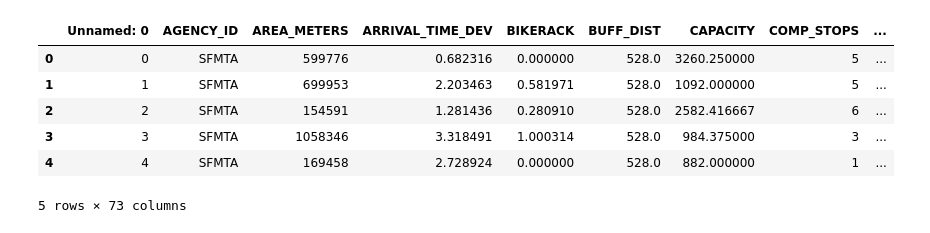
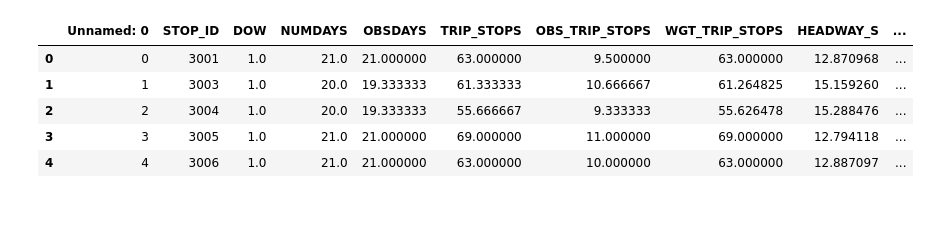
Before and after one commit to alex-mucci/Transit-Casa-Share, a Jupyter notebook: Notebooks/Seeing what the Data Looks Like.ipynb, the cells around one changed output. Cells and saved outputs as stored; diff of their text form; code cells hidden in the pictures.

```diff
--- a/Notebooks/Seeing what the Data Looks Like.ipynb
+++ b/Notebooks/Seeing what the Data Looks Like.ipynb
@@ -8,13 +8,13 @@ import datetime
 %matplotlib inline
 # %%
 # get the data
-df = pd.read_csv('E:\Transit-Casa-Alex\Output\Modeling\Buffer10_Data.csv')
+pd.options.display.max_columns = 9999
+df = pd.read_csv('E:/Transit-Casa-Alex/Output/Modeling/2009/Tenth_Data.csv')
 df.head()
 # %% [output]
-|  | Unnamed: 0 | AGENCY_ID | AREA_METERS | ARRIVAL_TIME_DEV | BIKERACK | BUFF_DIST | CAPACITY | COMP_STOPS | ... |
-| 0 | 0 | SFMTA | 599776 | 0.682316 | 0.000000 | 528.0 | 3260.250000 | 5 | ... |
-| 1 | 1 | SFMTA | 699953 | 2.203463 | 0.581971 | 528.0 | 1092.000000 | 5 | ... |
-| 2 | 2 | SFMTA | 154591 | 1.281436 | 0.280910 | 528.0 | 2582.416667 | 6 | ... |
-| 3 | 3 | SFMTA | 1058346 | 3.318491 | 1.000314 | 528.0 | 984.375000 | 3 | ... |
-| 4 | 4 | SFMTA | 169458 | 2.728924 | 0.000000 | 528.0 | 882.000000 | 1 | ... |
+|  | Unnamed: 0 | STOP_ID | DOW | NUMDAYS | OBSDAYS | TRIP_STOPS | OBS_TRIP_STOPS | WGT_TRIP_STOPS | HEADWAY_S | ... |
+| 0 | 0 | 3001 | 1.0 | 21.0 | 21.000000 | 63.000000 | 9.500000 | 63.000000 | 12.870968 | ... |
+| 1 | 1 | 3003 | 1.0 | 20.0 | 19.333333 | 61.333333 | 10.666667 | 61.264825 | 15.159260 | ... |
+| 2 | 2 | 3004 | 1.0 | 20.0 | 19.333333 | 55.666667 | 9.333333 | 55.626478 | 15.288476 | ... |
+| 3 | 3 | 3005 | 1.0 | 21.0 | 21.000000 | 69.000000 | 11.000000 | 69.000000 | 12.794118 | ... |
+| 4 | 4 | 3006 | 1.0 | 21.0 | 21.000000 | 63.000000 | 10.000000 | 63.000000 | 12.887097 | ... |
-5 rows × 73 columns
```
Also changed, not shown: parts of 16 cells of this notebook, 36 other files.
